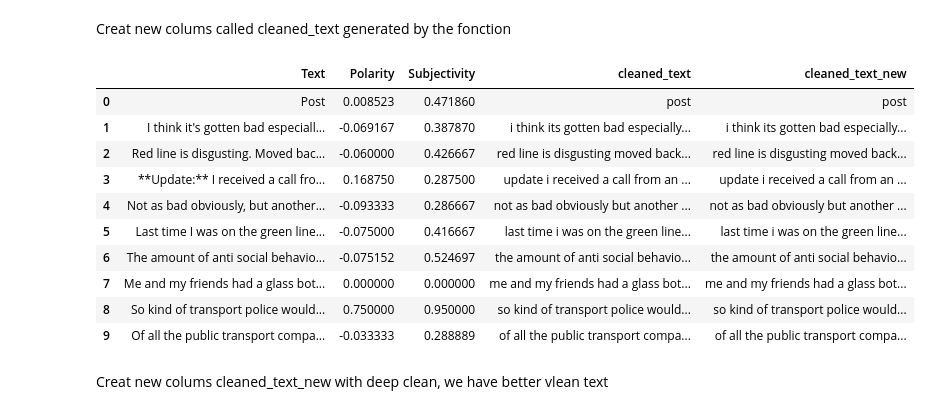
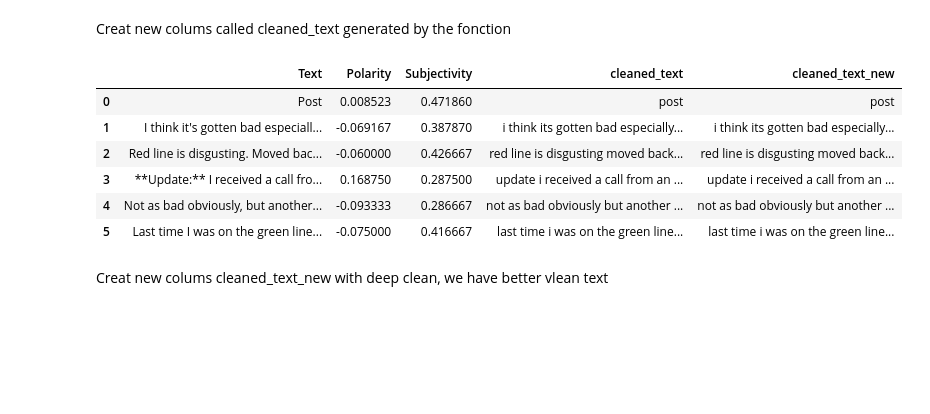
Before and after one commit to salahagnir/CA2, a Jupyter notebook: ML_CA2.ipynb, the cells around one changed output. Cells and saved outputs as stored; diff of their text form; code cells hidden in the pictures; blank space fills up the shorter version.

```diff
--- a/ML_CA2.ipynb
+++ b/ML_CA2.ipynb
@@ -1171,19 +1163,15 @@ def text_clean_2(text):
 cleaned2 = lambda x: text_clean_2(x)
 # %%
 df['cleaned_text_new'] = pd.DataFrame(df['cleaned_text'].apply(cleaned2))
-df.head(10)
+df.head(6)
 # %% [output]
 |  | Text | Polarity | Subjectivity | cleaned_text | cleaned_text_new |
 | 0 | Post | 0.008523 | 0.471860 | post | post |
 | 1 | I think it's gotten bad especiall... | -0.069167 | 0.387870 | i think its gotten bad especially... | i think its gotten bad especially... |
 | 2 | Red line is disgusting. Moved bac... | -0.060000 | 0.426667 | red line is disgusting moved back... | red line is disgusting moved back... |
 | 3 | **Update:** I received a call fro... | 0.168750 | 0.287500 | update i received a call from an ... | update i received a call from an ... |
 | 4 | Not as bad obviously, but another... | -0.093333 | 0.286667 | not as bad obviously but another ... | not as bad obviously but another ... |
 | 5 | Last time I was on the green line... | -0.075000 | 0.416667 | last time i was on the green line... | last time i was on the green line... |
-| 6 | The amount of anti social behavio... | -0.075152 | 0.524697 | the amount of anti social behavio... | the amount of anti social behavio... |
-| 7 | Me and my friends had a glass bot... | 0.000000 | 0.000000 | me and my friends had a glass bot... | me and my friends had a glass bot... |
-| 8 | So kind of transport police would... | 0.750000 | 0.950000 | so kind of transport police would... | so kind of transport police would... |
-| 9 | Of all the public transport compa... | -0.033333 | 0.288889 | of all the public transport compa... | of all the public transport compa... |
 # %% [markdown]
 Creat new colums cleaned_text_new with deep clean, we have better vlean text
 # %%
```
Also changed, not shown: parts of 17 cells of this notebook.
